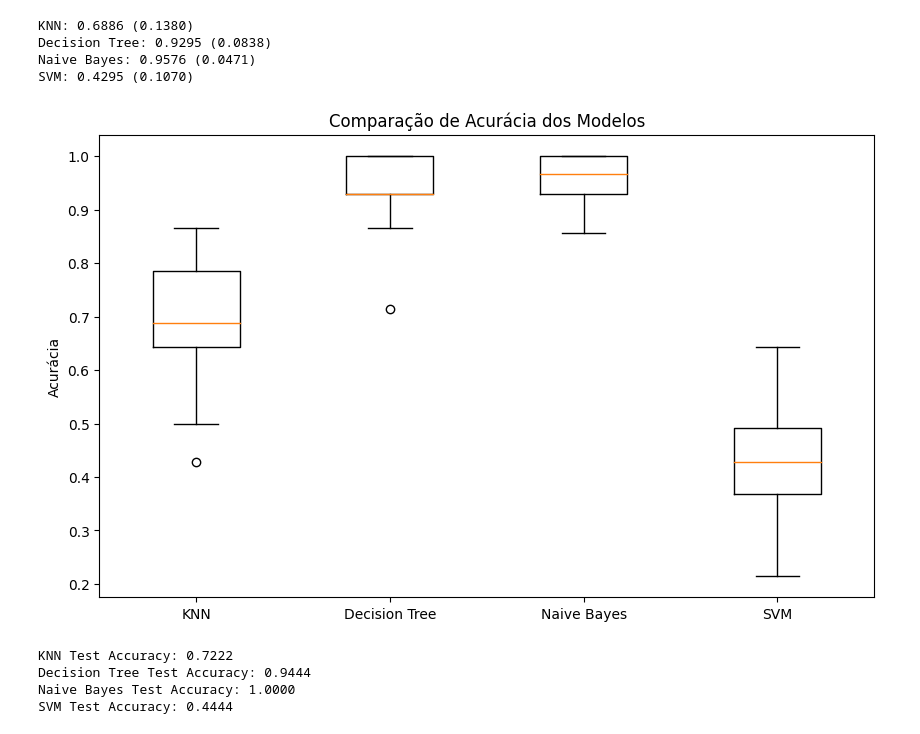
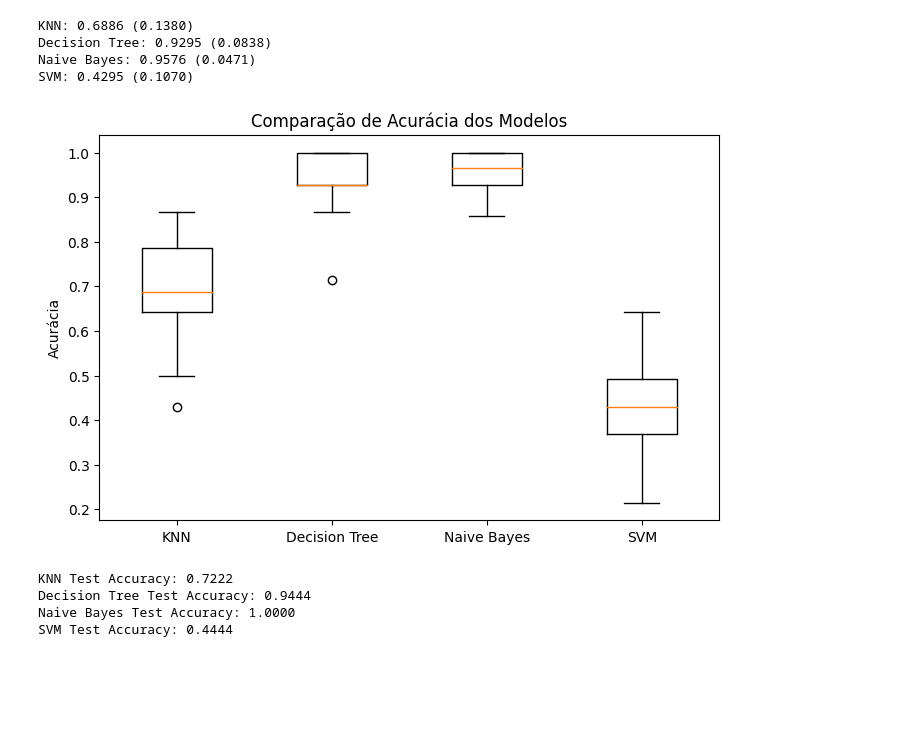
Before and after one commit to CarolBw/Mundo_Machine_Learn, a Jupyter notebook: Dataset_Wine.ipynb, the cells around one changed output. Saved outputs shown, nothing was run; the diff lists cells and outputs as text; code cells hidden in the pictures; blank space fills up the shorter version.

```diff
--- a/Dataset_Wine.ipynb
+++ b/Dataset_Wine.ipynb
@@ -46,13 +46,13 @@ Naive Bayes: 0.9576 (0.0471)
 SVM: 0.4295 (0.1070)
 # %%
 # Gráfico boxplot para comparar os modelos
-plt.figure(figsize=(10, 6))
+plt.figure(figsize=(8,5))
 plt.boxplot(results, labels=names)
 plt.title('Comparação de Acurácia dos Modelos')
 plt.ylabel('Acurácia')
 plt.show()
 # %% [output]
-[figure, old version]
+[figure, new version]
 # %%
 from sklearn.metrics import accuracy_score
 
```
Also changed, not shown: parts of 1 cell of this notebook.
